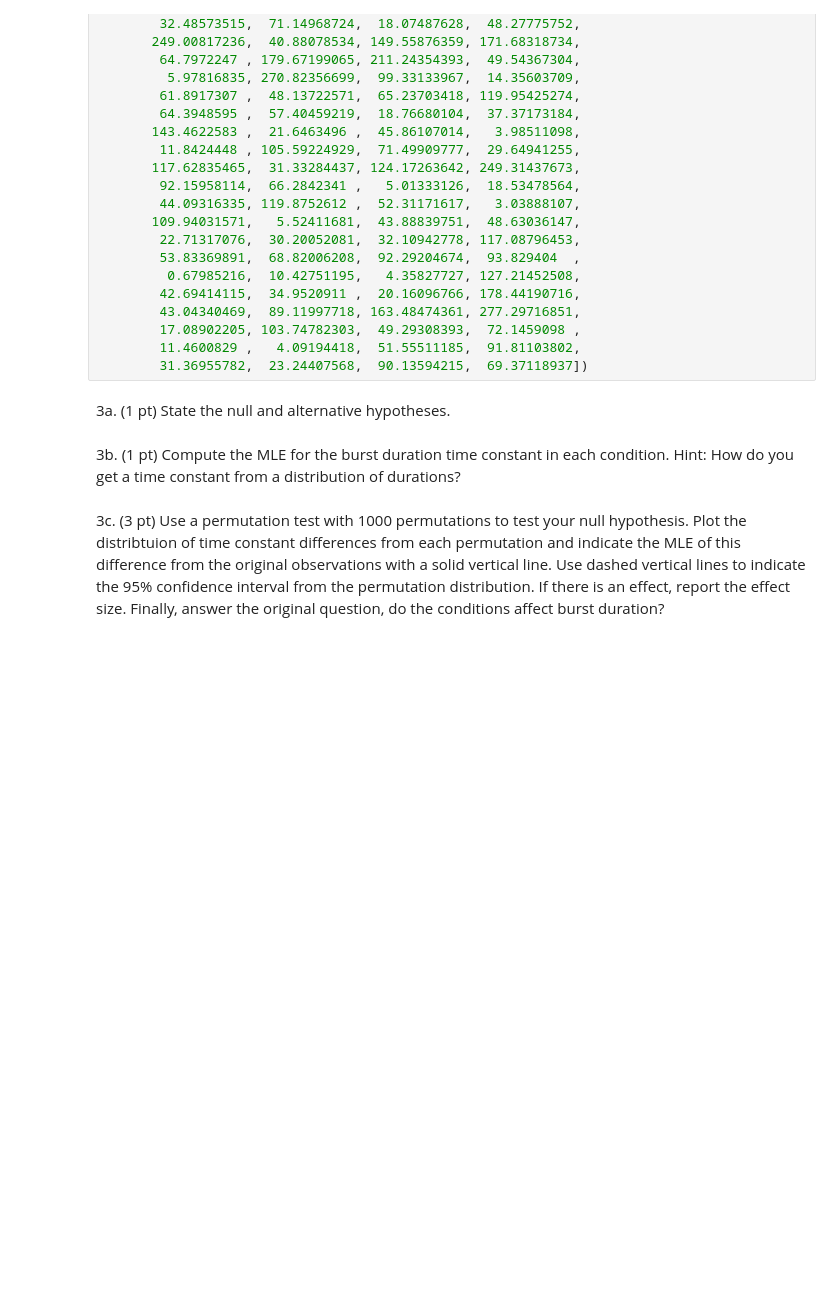
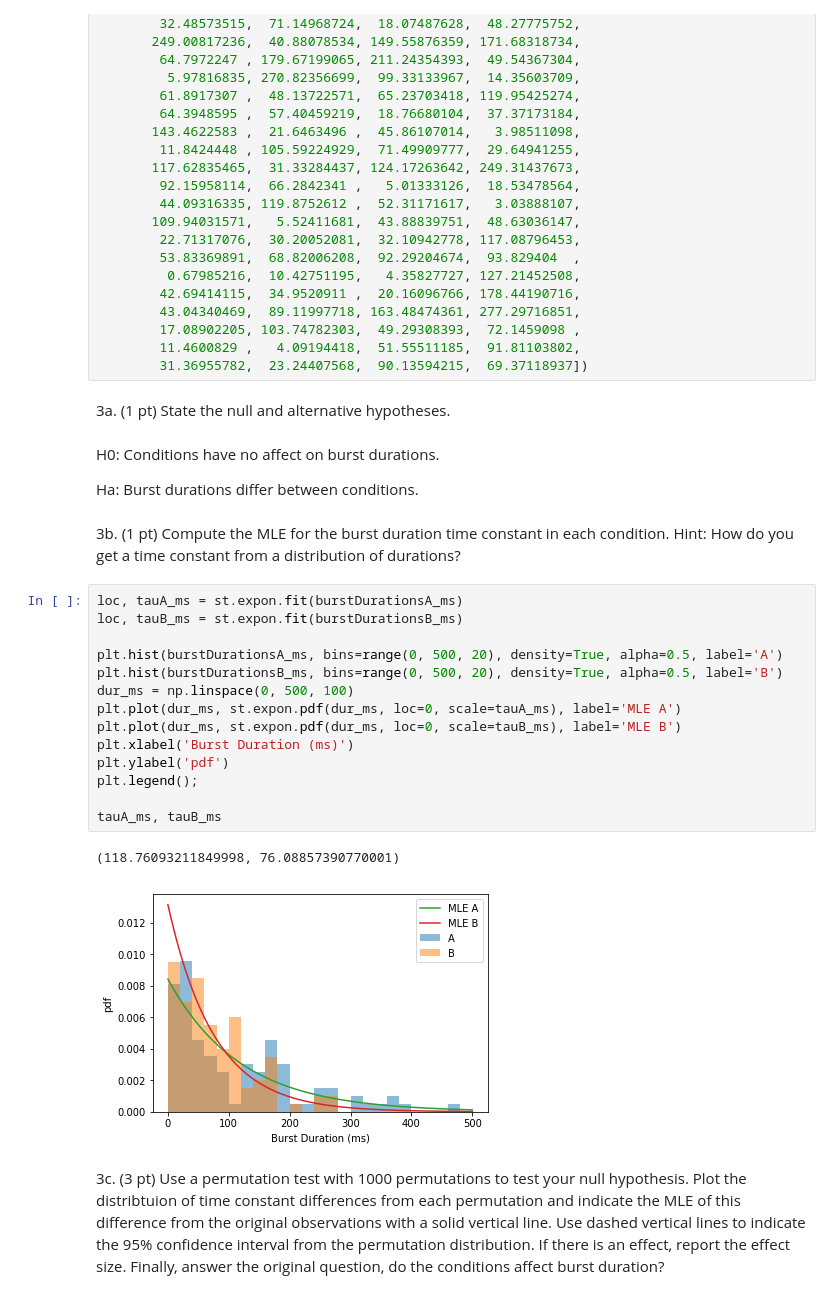
Before and after one commit to marcel-goldschen-ohm/NEU-337-Spring-2020, a Jupyter notebook: homework/homework-Feb-27-bootstrap.ipynb, the cells around one changed output. Saved outputs shown, nothing was run; the diff lists cells and outputs as text; blank space fills up the shorter version.

```diff
--- a/homework/homework-Feb-27-bootstrap.ipynb
+++ b/homework/homework-Feb-27-bootstrap.ipynb
@@ -111,7 +152,28 @@ burstDurationsB_ms = np.array([ 19.1579061 , 103.28099491, 155.40048778,  54.005
         31.36955782,  23.24407568,  90.13594215,  69.37118937])
 # %% [markdown]
 3a. (1 pt) State the null and alternative hypotheses.
+# %% [markdown]
+H0: Conditions have no affect on burst durations.
+
+Ha: Burst durations differ between conditions.
 # %% [markdown]
 3b. (1 pt) Compute the MLE for the burst duration time constant in each condition. Hint: How do you get a time constant from a distribution of durations?
+# %%
+loc, tauA_ms = st.expon.fit(burstDurationsA_ms)
+loc, tauB_ms = st.expon.fit(burstDurationsB_ms)
+
+plt.hist(burstDurationsA_ms, bins=range(0, 500, 20), density=True, alpha=0.5, label='A')
+plt.hist(burstDurationsB_ms, bins=range(0, 500, 20), density=True, alpha=0.5, label='B')
+dur_ms = np.linspace(0, 500, 100)
+plt.plot(dur_ms, st.expon.pdf(dur_ms, loc=0, scale=tauA_ms), label='MLE A')
+plt.plot(dur_ms, st.expon.pdf(dur_ms, loc=0, scale=tauB_ms), label='MLE B')
+plt.xlabel('Burst Duration (ms)')
+plt.ylabel('pdf')
+plt.legend();
+
+tauA_ms, tauB_ms
+# %% [output]
+(118.76093211849998, 76.08857390770001)
+[figure, added]
 # %% [markdown]
 3c. (3 pt) Use a permutation test with 1000 permutations to test your null hypothesis. Plot the distribtuion of time constant differences from each permutation and indicate the MLE of this difference from the original observations with a solid vertical line. Use dashed vertical lines to indicate the 95% confidence interval from the permutation distribution. If there is an effect, report the effect size. Finally, answer the original question, do the conditions affect burst duration?
```
Also changed, not shown: parts of 8 cells of this notebook.
